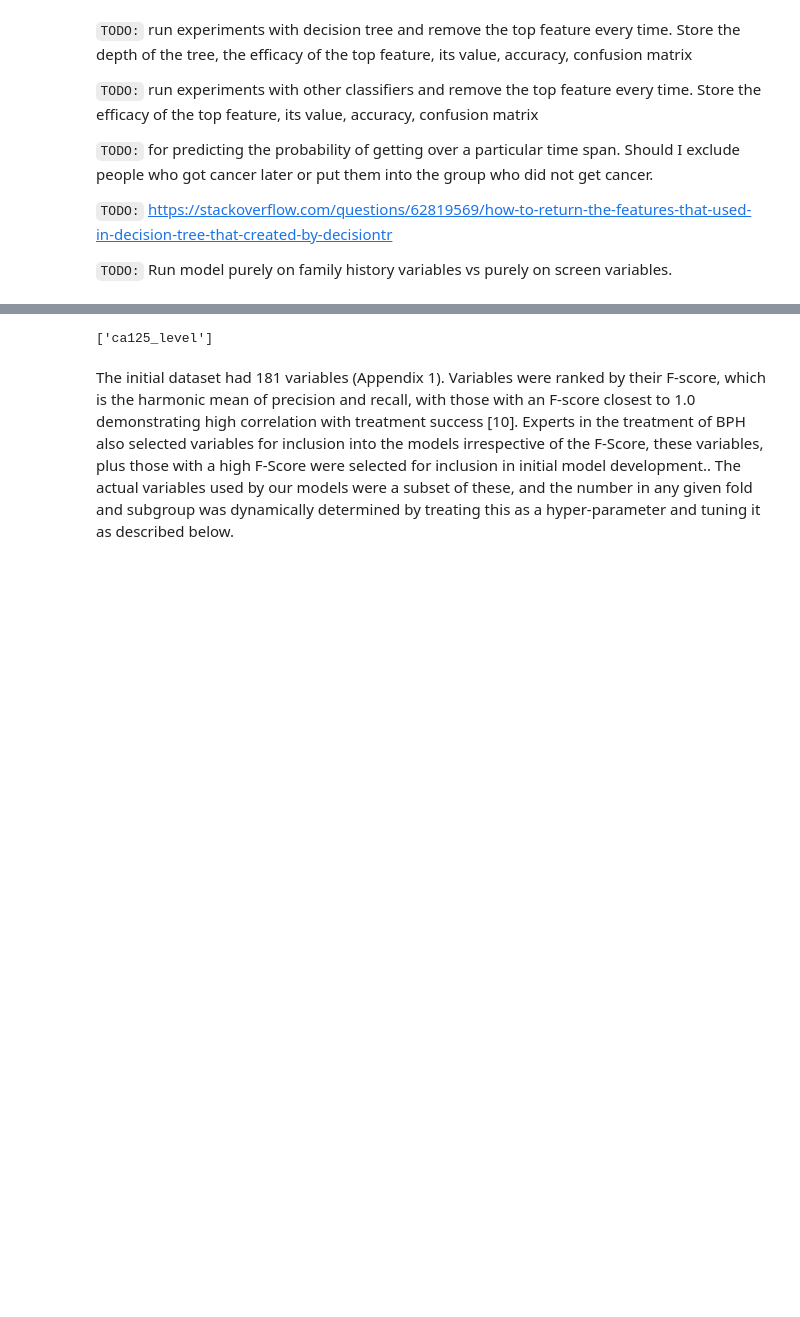
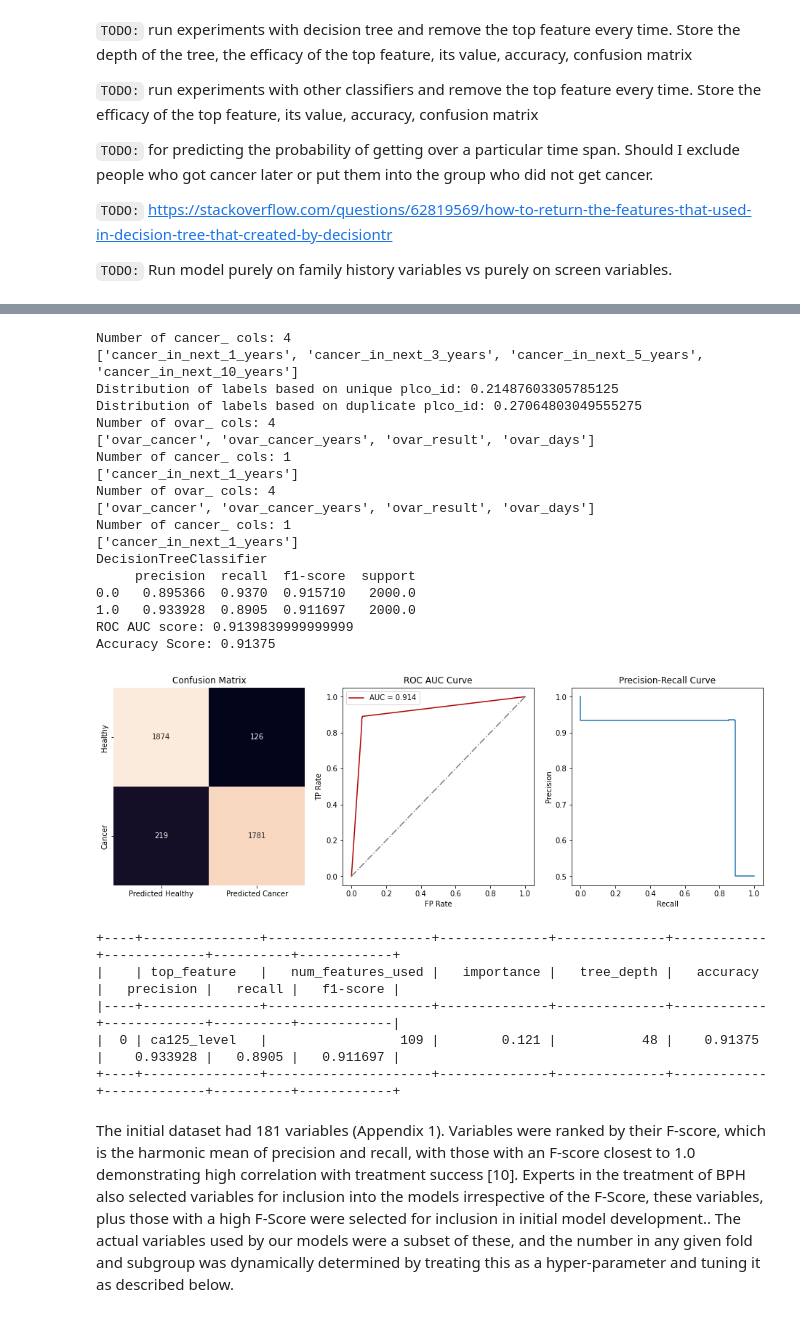
Before and after one commit to fedorenkood/ovarian_cancer_models, a Jupyter notebook: processing.ipynb, the cells around one changed output, grey strips where cells are left out. Saved outputs shown, nothing was run; the diff lists cells and outputs as text; code cells hidden in the pictures; blank space fills up the shorter version.

Commit message:
clean up classifier

```diff
--- a/processing.ipynb
+++ b/processing.ipynb
@@ -33,7 +33,6 @@ proxy_features_personal_dataset = [
     'ph_ovar_muq', # Did the participant have a personal history of ovarian/ft/pt cancer prior to MUQ analysis entry?
     'ph_ovar_sqx', #
     'entrydays_muq', #
-    'ca125_src1', #
     'ph_ovar_dhq', #
     'dth_days', #
     'bq_compdays',
@@ -49,28 +48,31 @@ proxy_features_screen_dataset = [
     'tvudays_pvis1',
     'tvudays_pvis2',
     'tvudays_pvis3',
-    'tvures_qvis1',
-    'tvures_qvis2',
-    'tvures_qvis3',
+    # 'tvures_qvis1',
+    # 'tvures_qvis2',
+    # 'tvures_qvis3',
+    # 'tvures_pvis3',  # It is completely missing for non-cancer patients
     'tvu_assess_days_q',
-    'ca125ii_src', #
     'medcomp', #
-    'ca125_src', #
-    'tvures_pvis3', # It is completely missing for non-cancer patients
     'physid',
     'detl_q',
     'detr_q',
+    'ca125_src', #
+    'ca125_days', #
+    'ca125ii_src', # '
+    # 'ca125_level',
     'ca125i_assess_days',
+    'ca125ii_assess_days',
 ]
 
 personal_data = personal_data.drop(proxy_features_personal_dataset, axis=1)
 screen_data = screen_data.drop(proxy_features_screen_dataset, axis=1)
 
 # Remove all ovar_ features
-personal_data = remove_featues_startswith(personal_data, ['ovar_', 'mortality', 'reconsent', 'is_dead', 'build', 'ca125_src', 'ca125_days', 'tvu_days', 'biopolink', 'ca125', 'tvu'], ['ovar_cancer', 'ovar_cancer_diagdays'])
+personal_data = remove_featues_startswith(personal_data, ['ovar_', 'mortality', 'reconsent', 'is_dead', 'build', 'ca125_src', 'ca125_days', 'tvu_days', 'biopolink', 'ca125_', 'tvu'], ['ovar_cancer', 'ovar_cancer_diagdays'])
 
 # Remove all inad_ and examinerid_ and build_ features
-screen_data = remove_featues_startswith(screen_data, ['inad_', 'examinerid', 'build'])
+screen_data = remove_featues_startswith(screen_data, ['inad_', 'examinerid', 'build', 'tvures_'])
 
 # Drop not useful cols and convert categorical into numerical in screen abnormalities
 screen_abnorm_data = remove_featues_startswith(screen_abnorm_data, ['build'])
@@ -263,8 +265,8 @@ def impute_data(X_train: pd.DataFrame, X_test: pd.DataFrame, strategy, label):
     # X_train = pd.DataFrame(X_train, columns=source_df.columns)
     # X_test = pd.DataFrame(X_test, columns=source_df.columns)
 
-    labeled_impute = LabeledImmpute()
-    labeled_impute.fit(X_train, label)
+    # labeled_impute = LabeledImmpute()
+    # labeled_impute.fit(X_train, label)
     # X_train = labeled_impute.transform(X_train, label, strategy)
     X_train = mean_imputer.transform(X_train)
     # X_train = pd.DataFrame(X_train, columns=source_df.columns)
@@ -464,4 +344,0 @@ pd.DataFrame(df_top_feature_importances).to_csv('./top_features_decision_tree.cs
-# %%
-pd.DataFrame(df_top_feature_importances)['top_feature'].to_list()
-# %% [output]
-['ca125_level']
@@ -468,3 +423,44 @@ pd.DataFrame(df_top_feature_importances)['top_feature'].to_list()
+# %%
+classifiers = {
+    # 'LogisticRegression': LogisticRegression(C= 0.25, random_state= 0),
+    # 'GaussianNB': GaussianNB(var_smoothing= 1e-09),
+    'DecisionTreeClassifier': DecisionTreeClassifier(criterion= 'entropy',
+                                                    #  random_state= 0
+                                                     ),
+    # 'RandomForestClassifier': RandomForestClassifier(criterion= 'gini', n_estimators= 200, random_state= 0),
+    # 'XGBClassifier': XGBClassifier(eval_metric= 'error', learning_rate= 0.1)
+}
+label = 'cancer_in_next_1_years' # 'cancer_in_next_10_years', 'ovar_cancer'
+drop_n_features = 1
+df_top_feature_importances, df_feature_importance_tree = run_classifiers(classifiers, merged_df, label, drop_n_features = drop_n_features, k=10, plot_tree=False)
+# print_df(df_feature_importance_tree)
+print_df(pd.DataFrame(df_top_feature_importances))
+pd.DataFrame(df_top_feature_importances).to_csv(f'./top_{drop_n_features}_features_decision_tree.csv')
+# %% [output]
+Number of cancer_ cols: 4
+['cancer_in_next_1_years', 'cancer_in_next_3_years', 'cancer_in_next_5_years', 'cancer_in_next_10_years']
+Distribution of labels based on unique plco_id: 0.21487603305785125
+Distribution of labels based on duplicate plco_id: 0.27064803049555275
+Number of ovar_ cols: 4
+['ovar_cancer', 'ovar_cancer_years', 'ovar_result', 'ovar_days']
+Number of cancer_ cols: 1
+['cancer_in_next_1_years']
+Number of ovar_ cols: 4
+['ovar_cancer', 'ovar_cancer_years', 'ovar_result', 'ovar_days']
+Number of cancer_ cols: 1
+['cancer_in_next_1_years']
+DecisionTreeClassifier
+     precision  recall  f1-score  support
+0.0   0.895366  0.9370  0.915710   2000.0
+1.0   0.933928  0.8905  0.911697   2000.0
+ROC AUC score: 0.9139839999999999
+Accuracy Score: 0.91375
+[figure, added]
++----+---------------+---------------------+--------------+--------------+------------+-------------+----------+------------+
+|    | top_feature   |   num_features_used |   importance |   tree_depth |   accuracy |   precision |   recall |   f1-score |
+|----+---------------+---------------------+--------------+--------------+------------+-------------+----------+------------|
+|  0 | ca125_level   |                 109 |        0.121 |           48 |    0.91375 |    0.933928 |   0.8905 |   0.911697 |
++----+---------------+---------------------+--------------+--------------+------------+-------------+----------+------------+
 # %%
 classifiers = [
     DecisionTreeClassifier(),
```
Also changed, not shown: parts of 7 cells of this notebook, 2 other files.
